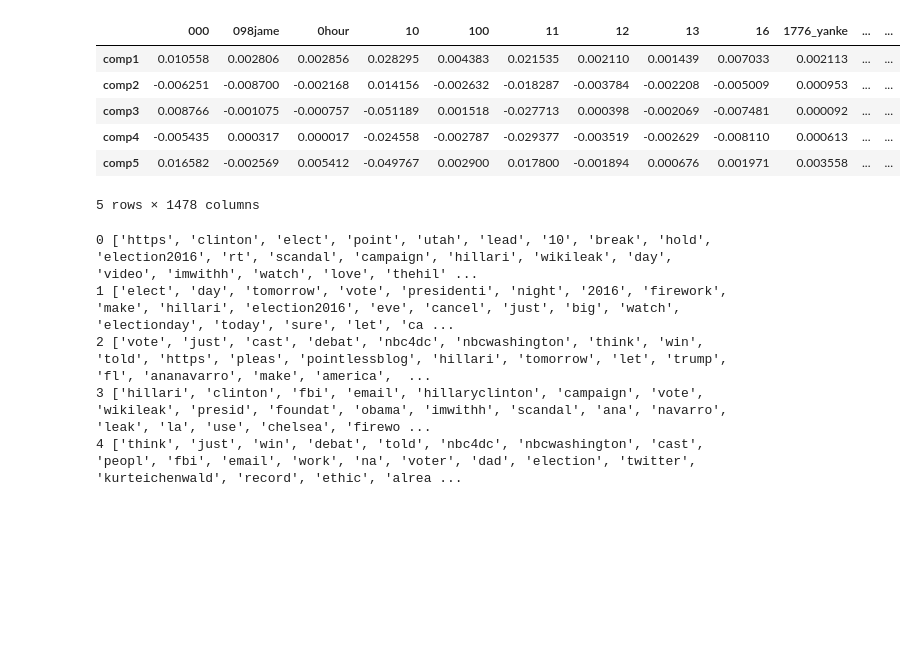
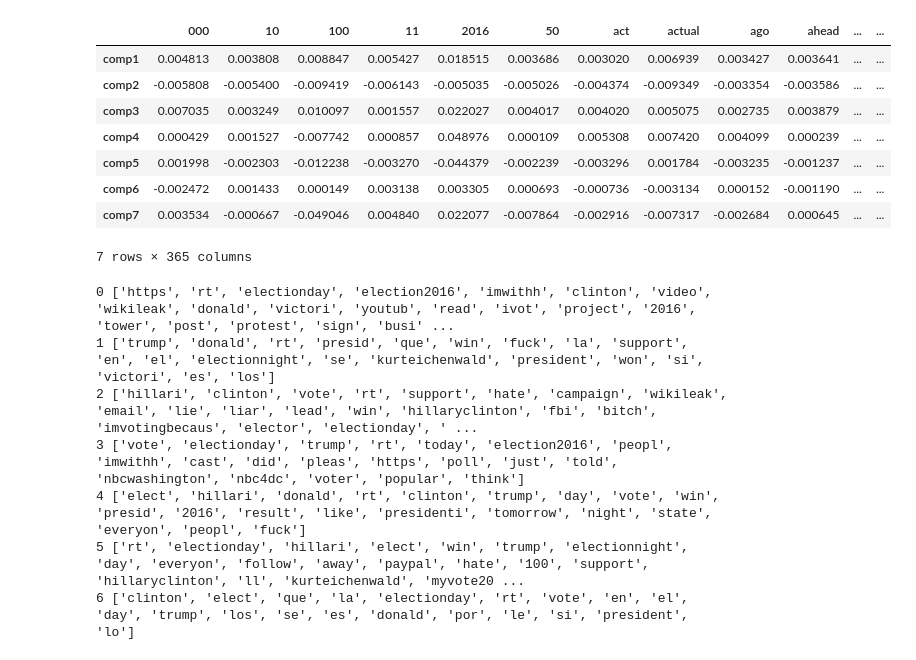
Before and after one commit to anuyorker/Twitter_Election_Analysis, a Jupyter notebook: Mid_Progress.ipynb, the cells around one changed output. Drawn from its saved outputs; the diff is of its cells as text; code cells hidden in the pictures; blank space fills up the shorter version.

```diff
--- a/Mid_Progress.ipynb
+++ b/Mid_Progress.ipynb
@@ -1,5 +1,5 @@
 # %%
-import json
+## import json
 import pandas as pd
 from sklearn.feature_extraction.text import CountVectorizer
 from sklearn.feature_extraction import DictVectorizer
@@ -14,13 +14,14 @@ import sklearn.manifold
 from sklearn.cluster import KMeans
 import seaborn as sns; sns.set()
 import os
+import json
 %matplotlib inline
 
 tweet_data = []
 counter = 0
 
-path = 'data/'
-jsons = [jsonfile for jsonfile in os.listdir(path) if jsonfile.endswith('.json')]
+# path = 'data_reservoir_sample/'
+# jsons = [jsonfile for jsonfile in os.listdir(path) if jsonfile.endswith('.json')]
 
 # load in all json data files
 # for index, js in enumerate(jsons):
@@ -29,11 +30,9 @@ jsons = [jsonfile for jsonfile in os.listdir(path) if jsonfile.endswith('.json')
 #             tweet_data.append(json.loads(line))
 #             counter += 1
 
-with open('stream_test_fixed.json') as f:
+with open('data_reservoir_sample/tweet_sample.json') as f:
     for line in f:
         tweet_data.append(json.loads(line))
         counter += 1
 
-print(str(counter) + ' tweets loaded')
-
-tweet_df = pd.DataFrame(tweet_data)
+tweet_df = pd.DataFrame(tweet_data[0])
@@ -45,6 +66,6 @@ tweet_text_df['text'] = [s.split() for s in tweet_df['text'] if isinstance(s, st
 # %%
 from sklearn.feature_extraction.text import TfidfVectorizer
-vectorizer = TfidfVectorizer(stop_words='english', min_df=4, max_df=0.8)
+vectorizer = TfidfVectorizer(stop_words='english', min_df=500, max_df=0.8)
 topics = [' '.join(strings) for strings in tweet_text_df['text']]
 dtm = vectorizer.fit_transform(topics) #.toarray()
 
@@ -58,5 +79,4 @@ stemmed_data = [" ".join(SnowballStemmer("english", ignore_stopwords=True).stem(
         for message in topics]
 
 dtm = vectorizer.fit_transform(stemmed_data)
-
 terms = vectorizer.get_feature_names()
@@ -96,36 +135,40 @@ plt.xlabel('No Principal Components',size=20)
 # %%
 from sklearn.metrics.pairwise import cosine_similarity
 
-# fit LSA with 5 principal components
+# fit LSA with 7 principal components
 from sklearn.preprocessing import Normalizer
-lsa = TruncatedSVD(5, algorithm='randomized')
+lsa = TruncatedSVD(7, algorithm='randomized')
 dtm_lsa = lsa.fit_transform(dtm)
 dtm_lsa = Normalizer(copy=False).fit_transform(dtm_lsa)
-dist_matrix = 1 - cosine_similarity(dtm_lsa)
+# dist_matrix = 1 - cosine_similarity(dtm_lsa)
 
-pd.DataFrame(lsa.components_,index=['comp1','comp2','comp3','comp4','comp5'],columns=terms)
+pd.DataFrame(lsa.components_,index=['comp1','comp2','comp3','comp4','comp5', 'comp6', 'comp7'],columns=terms)
 # %% [output]
-|  | 000 | 098jame | 0hour | 10 | 100 | 11 | 12 | 13 | 16 | 1776_yanke | ... | ... |
-| comp1 | 0.010558 | 0.002806 | 0.002856 | 0.028295 | 0.004383 | 0.021535 | 0.002110 | 0.001439 | 0.007033 | 0.002113 | ... | ... |
-| comp2 | -0.006251 | -0.008700 | -0.002168 | 0.014156 | -0.002632 | -0.018287 | -0.003784 | -0.002208 | -0.005009 | 0.000953 | ... | ... |
-| comp3 | 0.008766 | -0.001075 | -0.000757 | -0.051189 | 0.001518 | -0.027713 | 0.000398 | -0.002069 | -0.007481 | 0.000092 | ... | ... |
-| comp4 | -0.005435 | 0.000317 | 0.000017 | -0.024558 | -0.002787 | -0.029377 | -0.003519 | -0.002629 | -0.008110 | 0.000613 | ... | ... |
-| comp5 | 0.016582 | -0.002569 | 0.005412 | -0.049767 | 0.002900 | 0.017800 | -0.001894 | 0.000676 | 0.001971 | 0.003558 | ... | ... |
+|  | 000 | 10 | 100 | 11 | 2016 | 50 | act | actual | ago | ahead | ... | ... |
+| comp1 | 0.004813 | 0.003808 | 0.008847 | 0.005427 | 0.018515 | 0.003686 | 0.003020 | 0.006939 | 0.003427 | 0.003641 | ... | ... |
+| comp2 | -0.005808 | -0.005400 | -0.009419 | -0.006143 | -0.005035 | -0.005026 | -0.004374 | -0.009349 | -0.003354 | -0.003586 | ... | ... |
+| comp3 | 0.007035 | 0.003249 | 0.010097 | 0.001557 | 0.022027 | 0.004017 | 0.004020 | 0.005075 | 0.002735 | 0.003879 | ... | ... |
+| comp4 | 0.000429 | 0.001527 | -0.007742 | 0.000857 | 0.048976 | 0.000109 | 0.005308 | 0.007420 | 0.004099 | 0.000239 | ... | ... |
+| comp5 | 0.001998 | -0.002303 | -0.012238 | -0.003270 | -0.044379 | -0.002239 | -0.003296 | 0.001784 | -0.003235 | -0.001237 | ... | ... |
+| comp6 | -0.002472 | 0.001433 | 0.000149 | 0.003138 | 0.003305 | 0.000693 | -0.000736 | -0.003134 | 0.000152 | -0.001190 | ... | ... |
+| comp7 | 0.003534 | -0.000667 | -0.049046 | 0.004840 | 0.022077 | -0.007864 | -0.002916 | -0.007317 | -0.002684 | 0.000645 | ... | ... |
-5 rows × 1478 columns
+7 rows × 365 columns
 # %%
-for i in range(5):
+for i in range(7):
     top = np.argsort(vt[i])[::-1]
-    topterms = [terms[top[f]] for f in range(24)]
+    topterms = [terms[top[f]] for f in range(20)]
     print(i,topterms)
 
 # get better defined categories after loading higher volume of tweets
 # current categories: {0 : pro_hillary, 1 : voting (?), 2 : misc (?), 3 : anti_hillary, 4 : pro_trump }
 # %% [output]
-0 ['https', 'clinton', 'elect', 'point', 'utah', 'lead', '10', 'break', 'hold', 'election2016', 'rt', 'scandal', 'campaign', 'hillari', 'wikileak', 'day', 'video', 'imwithh', 'watch', 'love', 'thehil' ...
-1 ['elect', 'day', 'tomorrow', 'vote', 'presidenti', 'night', '2016', 'firework', 'make', 'hillari', 'election2016', 'eve', 'cancel', 'just', 'big', 'watch', 'electionday', 'today', 'sure', 'let', 'ca ...
-2 ['vote', 'just', 'cast', 'debat', 'nbc4dc', 'nbcwashington', 'think', 'win', 'told', 'https', 'pleas', 'pointlessblog', 'hillari', 'tomorrow', 'let', 'trump', 'fl', 'ananavarro', 'make', 'america',  ...
-3 ['hillari', 'clinton', 'fbi', 'email', 'hillaryclinton', 'campaign', 'vote', 'wikileak', 'presid', 'foundat', 'obama', 'imwithh', 'scandal', 'ana', 'navarro', 'leak', 'la', 'use', 'chelsea', 'firewo ...
-4 ['think', 'just', 'win', 'debat', 'told', 'nbc4dc', 'nbcwashington', 'cast', 'peopl', 'fbi', 'email', 'work', 'na', 'voter', 'dad', 'election', 'twitter', 'kurteichenwald', 'record', 'ethic', 'alrea ...
+0 ['https', 'rt', 'electionday', 'election2016', 'imwithh', 'clinton', 'video', 'wikileak', 'donald', 'victori', 'youtub', 'read', 'ivot', 'project', '2016', 'tower', 'post', 'protest', 'sign', 'busi' ...
+1 ['trump', 'donald', 'rt', 'presid', 'que', 'win', 'fuck', 'la', 'support', 'en', 'el', 'electionnight', 'se', 'kurteichenwald', 'president', 'won', 'si', 'victori', 'es', 'los']
+2 ['hillari', 'clinton', 'vote', 'rt', 'support', 'hate', 'campaign', 'wikileak', 'email', 'lie', 'liar', 'lead', 'win', 'hillaryclinton', 'fbi', 'bitch', 'imvotingbecaus', 'elector', 'electionday', ' ...
+3 ['vote', 'electionday', 'trump', 'rt', 'today', 'election2016', 'peopl', 'imwithh', 'cast', 'did', 'pleas', 'https', 'poll', 'just', 'told', 'nbcwashington', 'nbc4dc', 'voter', 'popular', 'think']
+4 ['elect', 'hillari', 'donald', 'rt', 'clinton', 'trump', 'day', 'vote', 'win', 'presid', '2016', 'result', 'like', 'presidenti', 'tomorrow', 'night', 'state', 'everyon', 'peopl', 'fuck']
+5 ['rt', 'electionday', 'hillari', 'elect', 'win', 'trump', 'electionnight', 'day', 'everyon', 'follow', 'away', 'paypal', 'hate', '100', 'support', 'hillaryclinton', 'll', 'kurteichenwald', 'myvote20 ...
+6 ['clinton', 'elect', 'que', 'la', 'electionday', 'rt', 'vote', 'en', 'el', 'day', 'trump', 'los', 'se', 'es', 'donald', 'por', 'le', 'si', 'president', 'lo']
 # %%
 # Evaluating number of clusters for k-means
 
```
Also changed, not shown: parts of 15 cells of this notebook.
